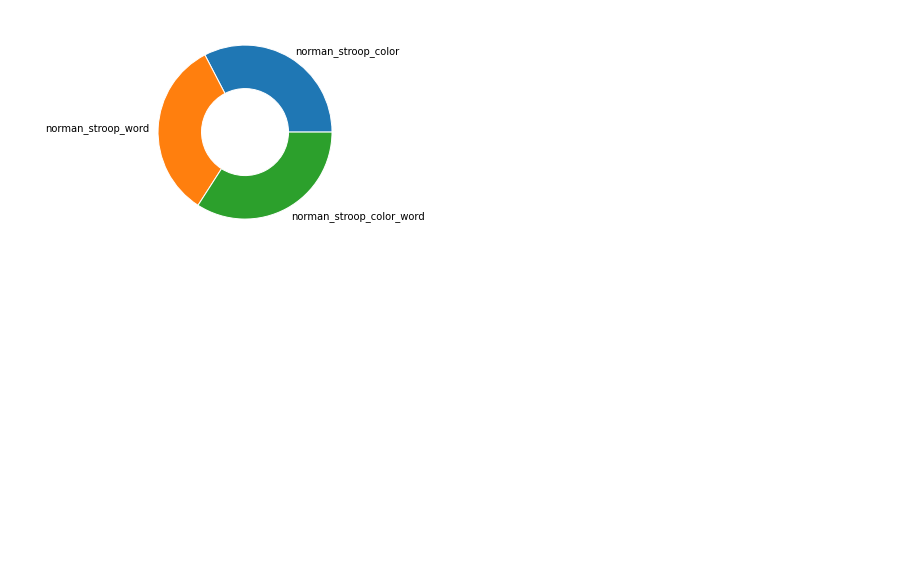
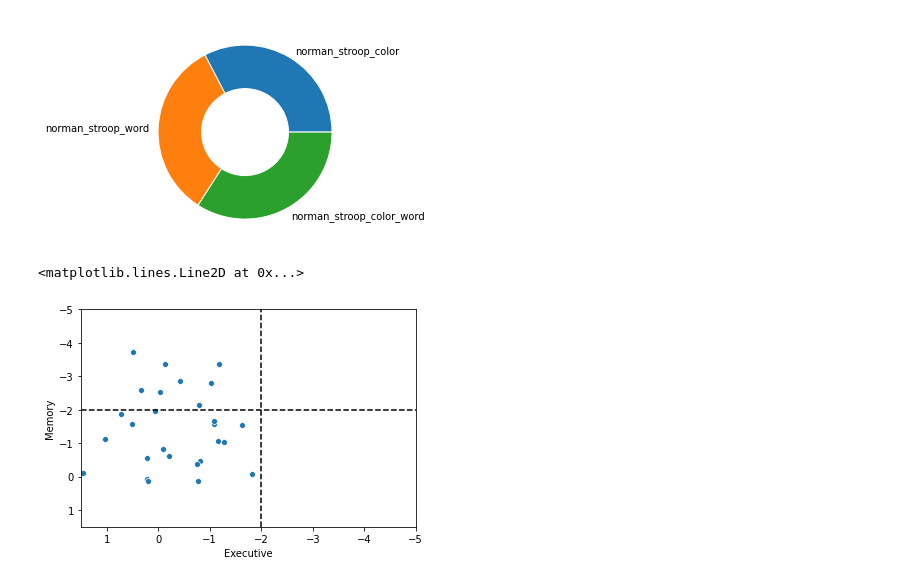
Before and after one commit to JudoWill/autoneuro, a Jupyter notebook: 03_domains.ipynb, the cells around one changed output. Saved outputs shown, nothing was run; the diff lists cells and outputs as text; code cells hidden in the pictures; blank space fills up the shorter version.

```diff
--- a/03_domains.ipynb
+++ b/03_domains.ipynb
@@ -332,3 +332,19 @@ norman_stroop_word          0.332837
 norman_stroop_color_word    0.340812
 dtype: float64
 [figure]
+# %%
+fig, ax = plt.subplots(1,1)
+
+sbn.scatterplot(ex_fun_domain.data['aggregated_score'],
+                mem_domain.data['aggregated_score'],
+                ax = ax)
+
+ax.set_ylabel('Memory')
+ax.set_xlabel('Executive')
+ax.set_xlim(1.5, -5)
+ax.set_ylim(1.5, -5)
+ax.axvline(-2, linestyle = '--', color = 'k')
+ax.axhline(-2, linestyle = '--', color = 'k')
+# %% [output]
+<matplotlib.lines.Line2D at 0x...>
+[figure, added]
```
Also changed, not shown: 2 other files.
